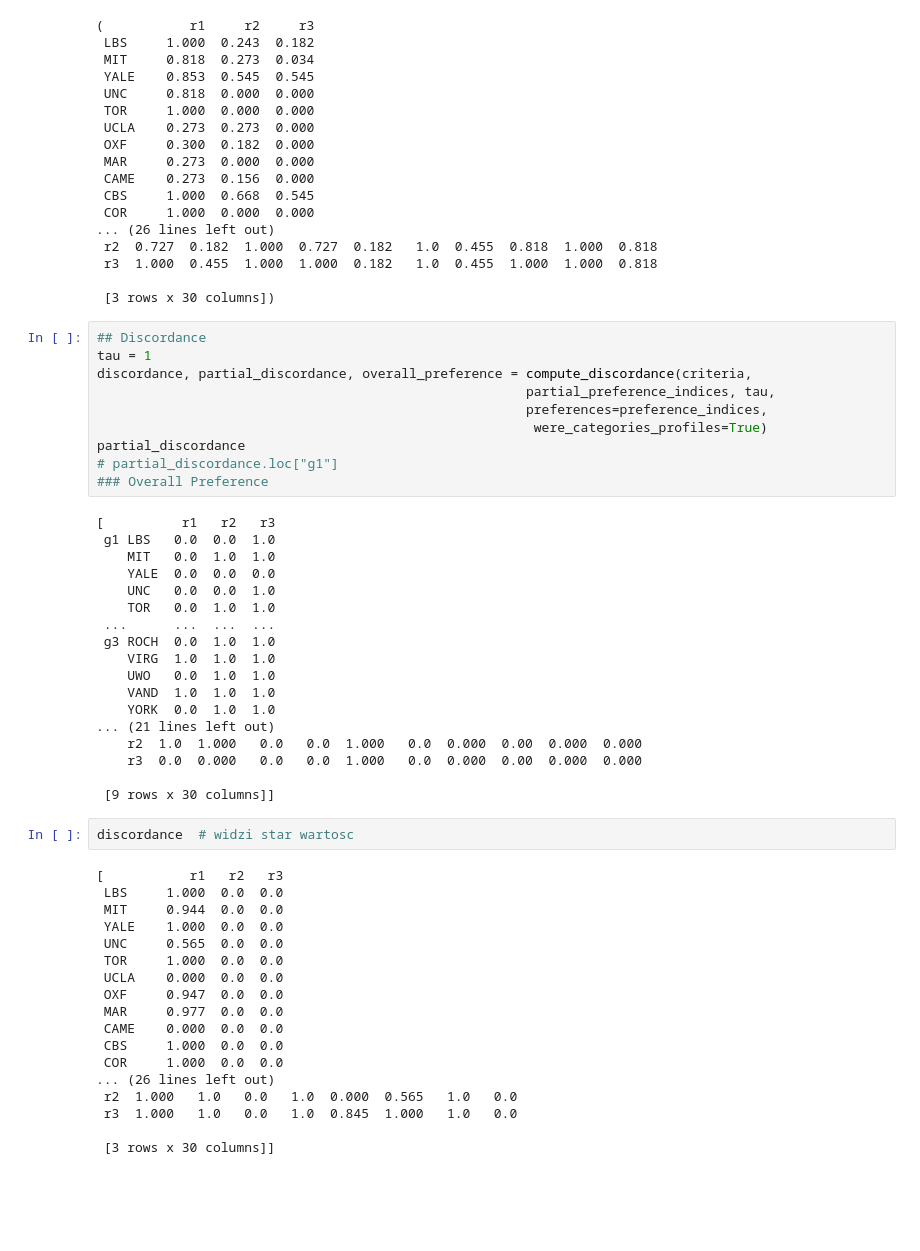
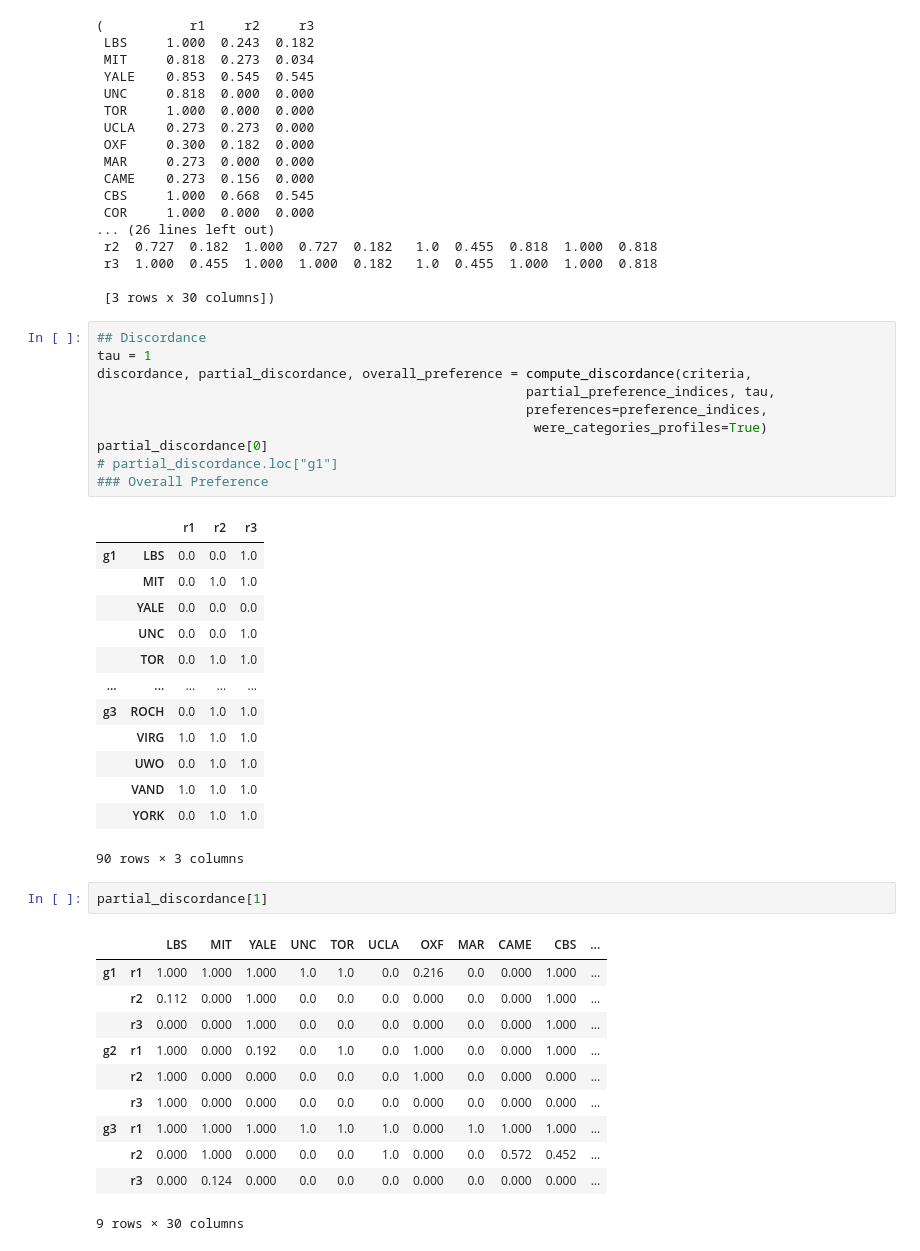
Before and after one commit to WAndraszyk/Construct-your-own-PROMETHEE-with-Python-for-MCDA, a Jupyter notebook: examples/CASESTUDIES_sort.ipynb, the cells around one changed output. Saved outputs shown, nothing was run; the diff lists cells and outputs as text; blank space fills up the shorter version.

```diff
--- a/examples/CASESTUDIES_sort.ipynb
+++ b/examples/CASESTUDIES_sort.ipynb
@@ -175,44 +168,34 @@ discordance, partial_discordance, overall_preference = compute_discordance(crite
                                                        partial_preference_indices, tau,
                                                        preferences=preference_indices,
                                                         were_categories_profiles=True)
-partial_discordance
+partial_discordance[0]
 # partial_discordance.loc["g1"]
 ### Overall Preference
 # %% [output]
+|  |  | r1 | r2 | r3 |
+| g1 | LBS | 0.0 | 0.0 | 1.0 |
+|  | MIT | 0.0 | 1.0 | 1.0 |
+|  | YALE | 0.0 | 0.0 | 0.0 |
+|  | UNC | 0.0 | 0.0 | 1.0 |
+|  | TOR | 0.0 | 1.0 | 1.0 |
+| ... | ... | ... | ... | ... |
+| g3 | ROCH | 0.0 | 1.0 | 1.0 |
+|  | VIRG | 1.0 | 1.0 | 1.0 |
+|  | UWO | 0.0 | 1.0 | 1.0 |
+|  | VAND | 1.0 | 1.0 | 1.0 |
+|  | YORK | 0.0 | 1.0 | 1.0 |
-[          r1   r2   r3
- g1 LBS   0.0  0.0  1.0
-    MIT   0.0  1.0  1.0
-    YALE  0.0  0.0  0.0
-    UNC   0.0  0.0  1.0
-    TOR   0.0  1.0  1.0
- ...      ...  ...  ...
- g3 ROCH  0.0  1.0  1.0
-    VIRG  1.0  1.0  1.0
-    UWO   0.0  1.0  1.0
-    VAND  1.0  1.0  1.0
-    YORK  0.0  1.0  1.0
-... (21 lines left out)
-    r2  1.0  1.000   0.0   0.0  1.000   0.0  0.000  0.00  0.000  0.000
-    r3  0.0  0.000   0.0   0.0  1.000   0.0  0.000  0.00  0.000  0.000
-
- [9 rows x 30 columns]]
+90 rows × 3 columns
-# %%
-discordance  # widzi star wartosc
-# %% [output]
-[           r1   r2   r3
- LBS     1.000  0.0  0.0
- MIT     0.944  0.0  0.0
- YALE    1.000  0.0  0.0
- UNC     0.565  0.0  0.0
- TOR     1.000  0.0  0.0
- UCLA    0.000  0.0  0.0
- OXF     0.947  0.0  0.0
- MAR     0.977  0.0  0.0
- CAME    0.000  0.0  0.0
- CBS     1.000  0.0  0.0
- COR     1.000  0.0  0.0
-... (26 lines left out)
- r2  1.000   1.0   0.0   1.0  0.000  0.565   1.0   0.0
- r3  1.000   1.0   0.0   1.0  0.845  1.000   1.0   0.0
-
- [3 rows x 30 columns]]
+# %%
+partial_discordance[1]
+# %% [output]
+|  |  | LBS | MIT | YALE | UNC | TOR | UCLA | OXF | MAR | CAME | CBS | ... |
+| g1 | r1 | 1.000 | 1.000 | 1.000 | 1.0 | 1.0 | 0.0 | 0.216 | 0.0 | 0.000 | 1.000 | ... |
+|  | r2 | 0.112 | 0.000 | 1.000 | 0.0 | 0.0 | 0.0 | 0.000 | 0.0 | 0.000 | 1.000 | ... |
+|  | r3 | 0.000 | 0.000 | 1.000 | 0.0 | 0.0 | 0.0 | 0.000 | 0.0 | 0.000 | 1.000 | ... |
+| g2 | r1 | 1.000 | 0.000 | 0.192 | 0.0 | 1.0 | 0.0 | 1.000 | 0.0 | 0.000 | 1.000 | ... |
+|  | r2 | 1.000 | 0.000 | 0.000 | 0.0 | 0.0 | 0.0 | 1.000 | 0.0 | 0.000 | 0.000 | ... |
+|  | r3 | 1.000 | 0.000 | 0.000 | 0.0 | 0.0 | 0.0 | 0.000 | 0.0 | 0.000 | 0.000 | ... |
+| g3 | r1 | 1.000 | 1.000 | 1.000 | 1.0 | 1.0 | 1.0 | 0.000 | 1.0 | 1.000 | 1.000 | ... |
+|  | r2 | 0.000 | 1.000 | 0.000 | 0.0 | 0.0 | 1.0 | 0.000 | 0.0 | 0.572 | 0.452 | ... |
+|  | r3 | 0.000 | 0.124 | 0.000 | 0.0 | 0.0 | 0.0 | 0.000 | 0.0 | 0.000 | 0.000 | ... |
+9 rows × 30 columns
```
Also changed, not shown: parts of 10 cells of this notebook, 1 other file.
